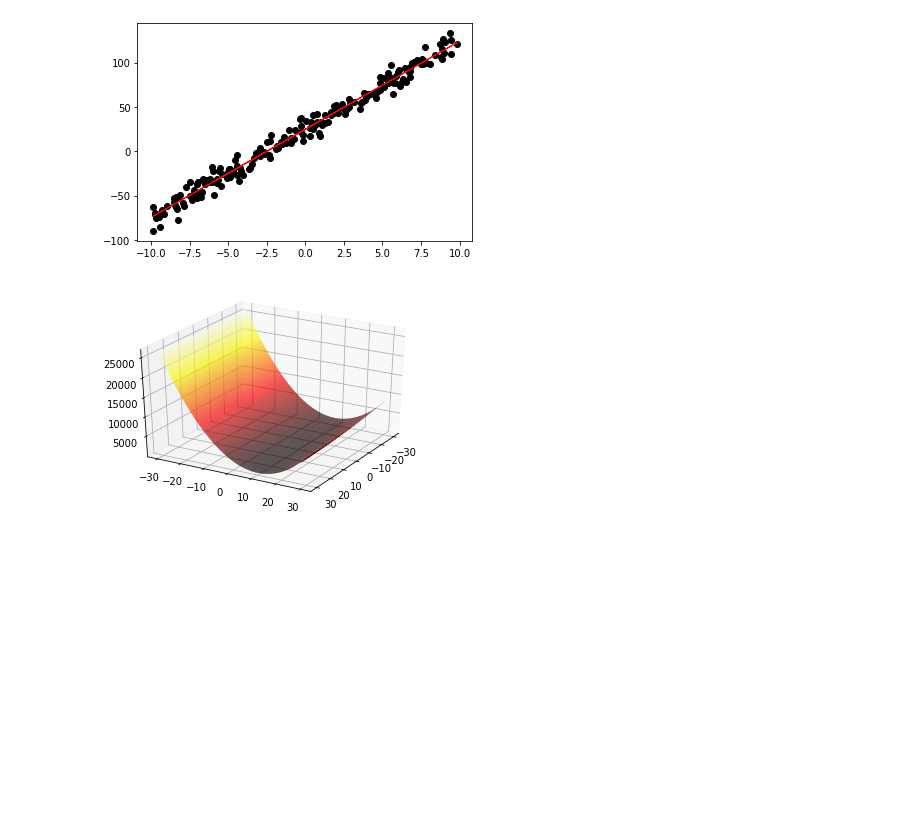
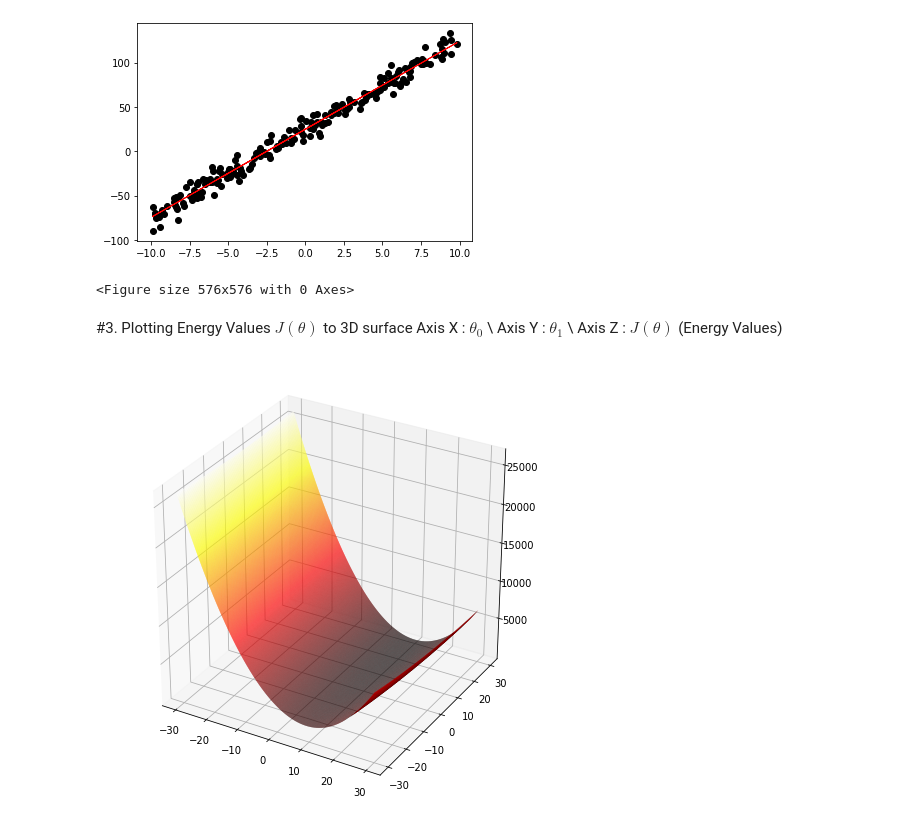
Before and after one commit to CJavaPython/AssignmentFolder, a Jupyter notebook: Assignment03/Assignment03.ipynb, the cells around one changed output. Drawn from its saved outputs; the diff is of its cells as text; code cells hidden in the pictures; blank space fills up the shorter version.

```diff
--- a/Assignment03/Assignment03.ipynb
+++ b/Assignment03/Assignment03.ipynb
@@ -67,9 +78,16 @@ inputData = plt.scatter(x_data, y_data)
 
 plt.setp(line1, color = 'r', linewidth = 1.0)
 plt.setp(inputData, color = 'k', linewidth = 1.0)
+plt.figure(figsize=(8, 8))
 plt.show()
 # %% [output]
 [figure]
+<Figure size 576x576 with 0 Axes>
+# %% [markdown]
+#3. Plotting Energy Values $J(\theta)$ to 3D surface
+Axis X : $\theta$$_0$ \\
+Axis Y : $\theta$$_1$ \\
+Axis Z : $J(\theta)$ (Energy Values)
 # %%
 from mpl_toolkits.mplot3d import Axes3D
 
@@ -77,36 +95,35 @@ from mpl_toolkits.mplot3d import Axes3D
 t0_list = np.arange(-30,30,0.1)
 t1_list = np.arange(-30,30,0.1)
 #Energy 리스트 초기화
+#E[y][x]
 E_list = np.ones((len(t0_list), len(t1_list)))
 #Energy
 E = 0
 #theta 0 axis와 theta1 axis들의 count
 t0_ax = 0
 t1_ax = 0
 #loop : Energy리스트에 x축, y축이 정해졌을 때에
 while t0_ax < len(t0_list):
   while t1_ax < len(t1_list):
     #간단한 식을 만들기 위해3
     h = hypothesis(t0_list[t0_ax], t1_list[t1_ax], x_data) - y_data
     #Energy식
     E = np.mean(h ** 2) / 2
     #t0_ax : x축 위치, t1_ax : y축 위치 인 곳의 Energy값을 리스트에 넣는다
-    E_list[t0_ax][t1_ax] = E
+    E_list[t1_ax][t0_ax] = E
     #다음 y 위치로 이동(0.1만큼)
     t1_ax = t1_ax + 1
   #다음 x 위치로 이동(0.1만큼)
   t0_ax = t0_ax + 1
   #y는 0부터 시작
   t1_ax = 0
 #meshgrid : plot_surface를 이용하기 위해 vector가 아닌 2차원 그리드 좌표로 만듦
 t0_list,t1_list = np.meshgrid(t0_list, t1_list)
 #3D surface
-fig = plt.figure()
+fig = plt.figure(figsize=(8, 8))
 ax = fig.add_subplot(111, projection='3d')
 #리스트들 뒤에 있는 값은 색을 정하기 위함
 ax.plot_surface(t0_list, t1_list, E_list, cstride = 1, rstride = 1, cmap = plt.cm.hot)
-#보기 편하기 위해 회전
-ax.view_init(30, 30)
 plt.show()
 # %% [output]
-[figure, old version]
+[figure, new version]
```
Also changed, not shown: parts of 5 cells of this notebook.
